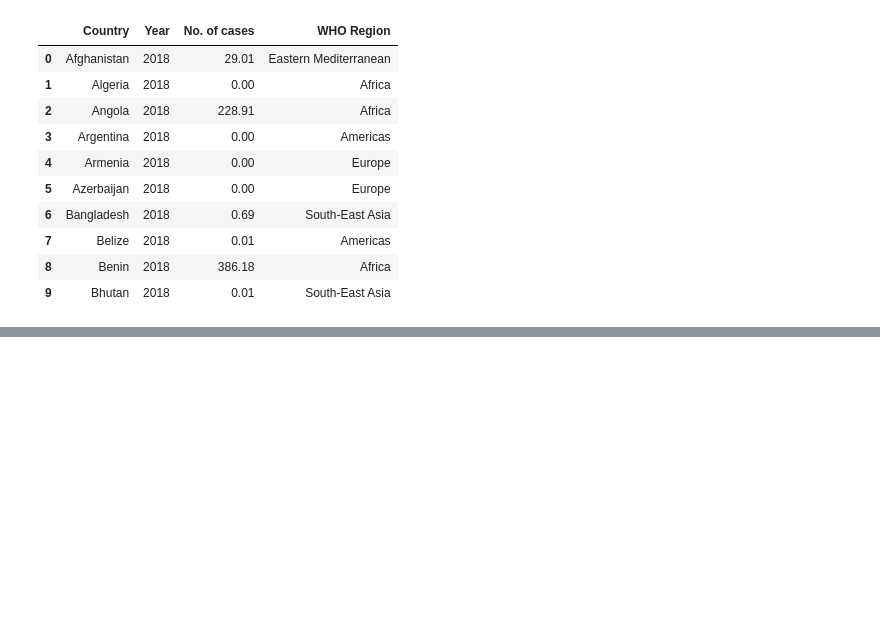
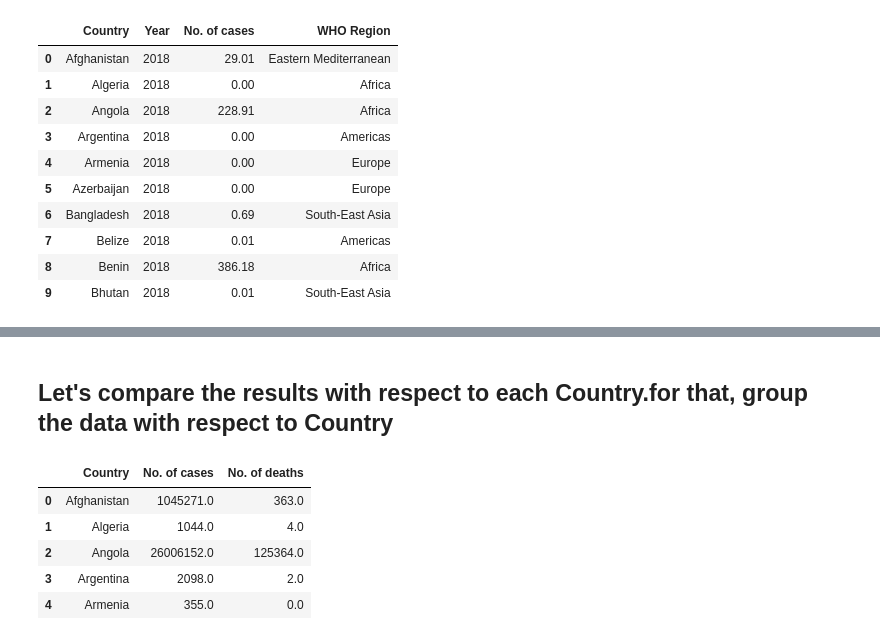
Before and after one commit to javagarm/Curneu-Assessment, a Jupyter notebook: Problem_Statement_1.ipynb, the cells around one changed output, grey strips where cells are left out. Saved outputs shown, nothing was run; the diff lists cells and outputs as text; code cells hidden in the pictures; blank space fills up the shorter version.

```diff
--- a/Problem_Statement_1.ipynb
+++ b/Problem_Statement_1.ipynb
@@ -52,0 +89,12 @@ incidence.head(10)
+# %% [markdown]
+## Let's compare the results with respect to each Country.for that, group the data with respect to Country
+# %%
+reported_group =reported.groupby('Country')["No. of cases","No. of deaths"].sum().reset_index()
+reported_group.head()
+# %% [output]
+|  | Country | No. of cases | No. of deaths |
+| 0 | Afghanistan | 1045271.0 | 363.0 |
+| 1 | Algeria | 1044.0 | 4.0 |
+| 2 | Angola | 26006152.0 | 125364.0 |
+| 3 | Argentina | 2098.0 | 2.0 |
+| 4 | Armenia | 355.0 | 0.0 |
```
Also changed, not shown: parts of 27 cells of this notebook.
